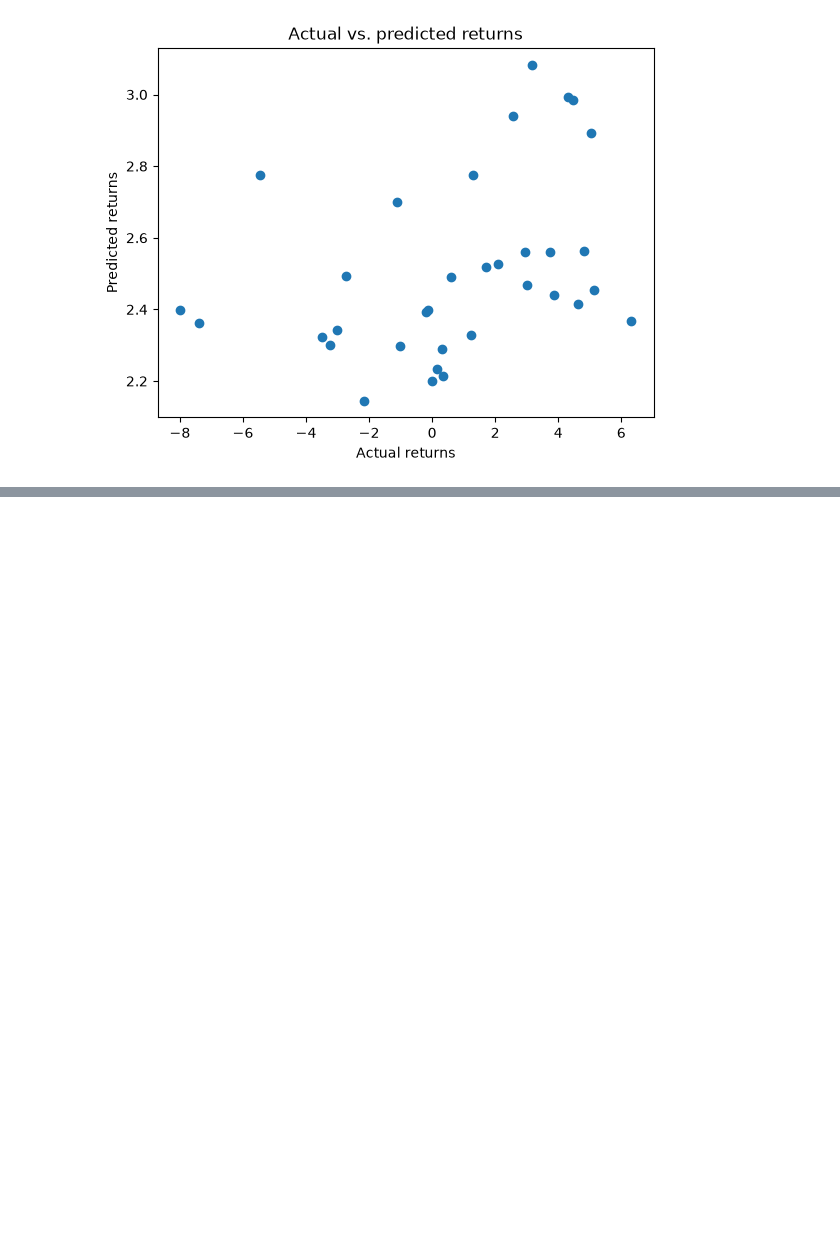
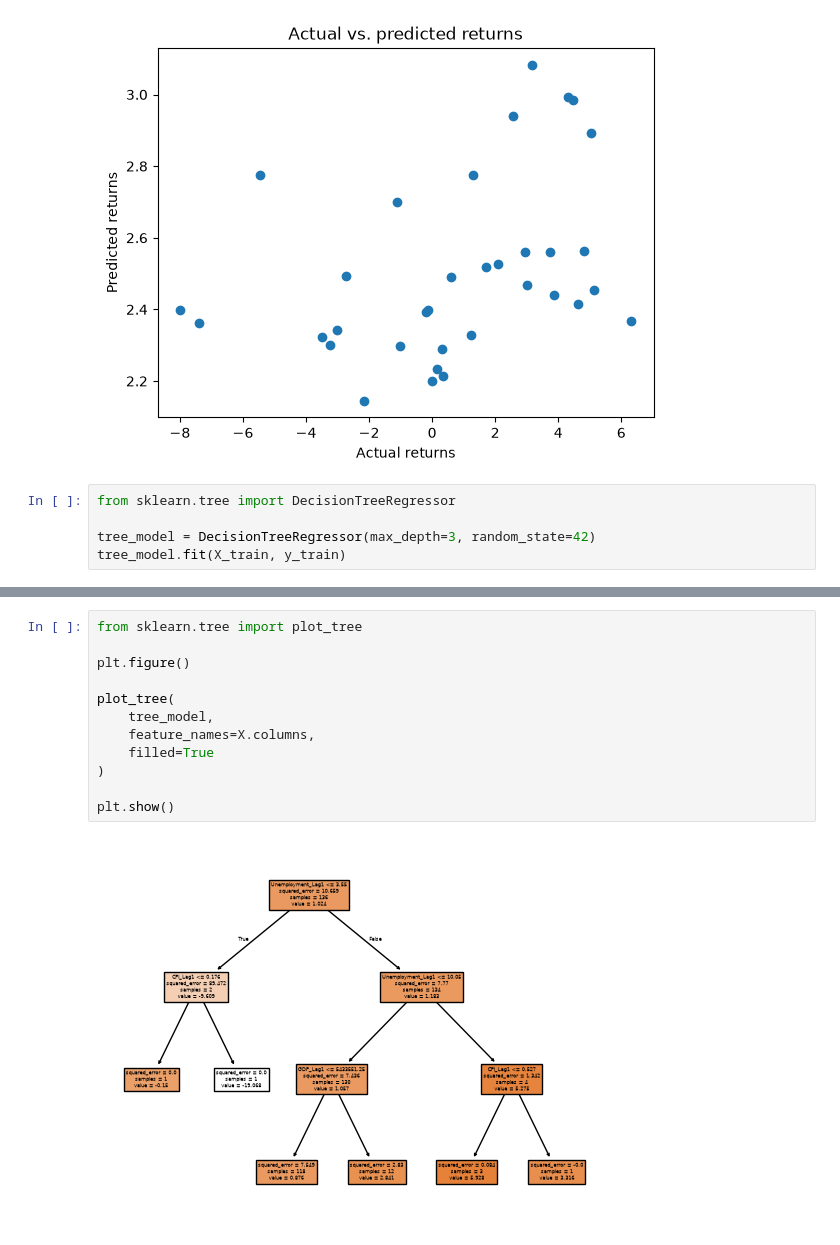
Before and after one commit to dseo98/stock-market_analysis, a Jupyter notebook: stock_analysis.ipynb, the cells around one changed output, grey strips where cells are left out. Cells and saved outputs as stored; diff of their text form; blank space fills up the shorter version.

```diff
--- a/stock_analysis.ipynb
+++ b/stock_analysis.ipynb
@@ -577,3 +577,8 @@ plt.title("Actual vs. predicted returns")
 plt.show()
 # %% [output]
 [figure]
+# %%
+from sklearn.tree import DecisionTreeRegressor
+
+tree_model = DecisionTreeRegressor(max_depth=3, random_state=42)
+tree_model.fit(X_train, y_train)
@@ -579,0 +634,14 @@ plt.show()
+# %%
+from sklearn.tree import plot_tree
+
+plt.figure()
+
+plot_tree(
+    tree_model,
+    feature_names=X.columns,
+    filled=True
+)
+
+plt.show()
+# %% [output]
+[figure, added]
```
Also changed, not shown: parts of 7 cells of this notebook.
